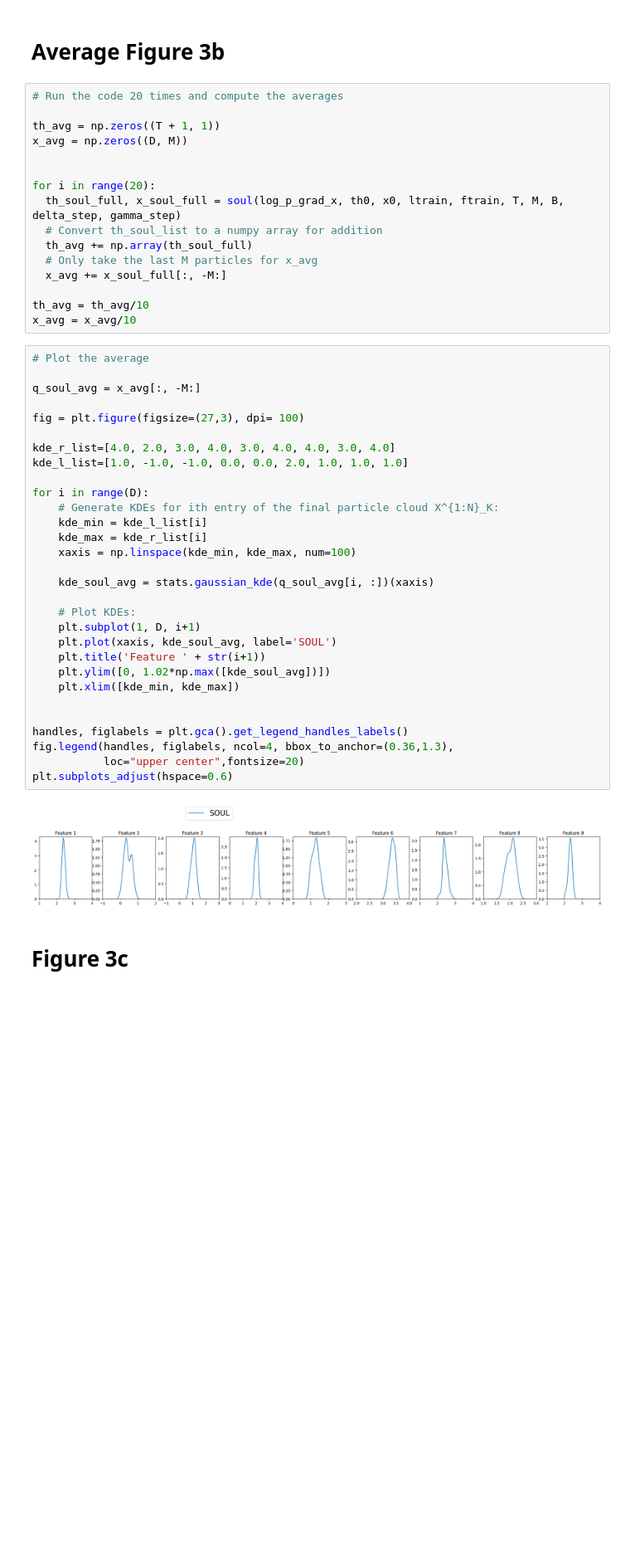
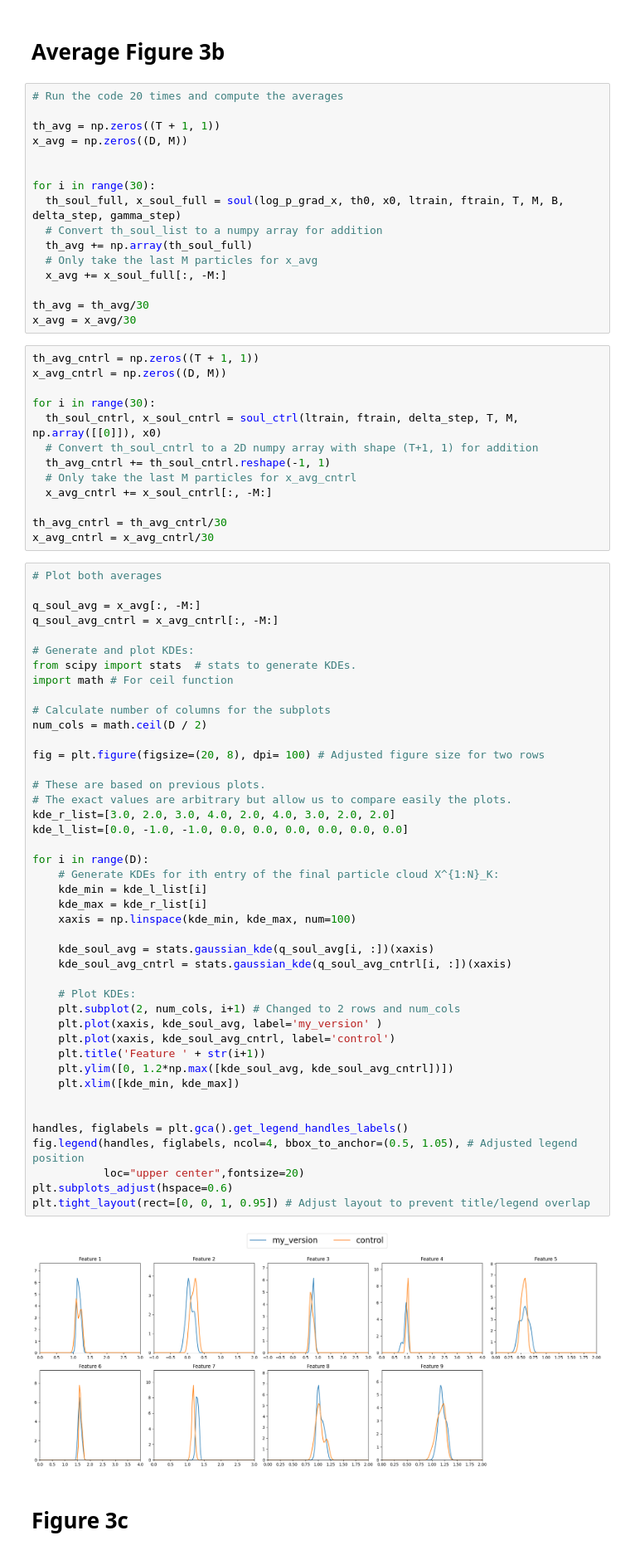
Before and after one commit to Laurasgrv-colab/PRe, a Jupyter notebook: CaseStudy3_bayesian_logistic_regression_SOUL.ipynb, the cells around one changed output. Shown at 83% size. Cells and saved outputs as stored; diff of their text form; blank space fills up the shorter version.

Commit message:
comparison to control function by Kuntz et al.

```diff
--- a/CaseStudy3_bayesian_logistic_regression_SOUL.ipynb
+++ b/CaseStudy3_bayesian_logistic_regression_SOUL.ipynb
@@ -187,47 +231,73 @@ th_avg = np.zeros((T + 1, 1))
 x_avg = np.zeros((D, M))
 
 
-for i in range(20):
+for i in range(30):
   th_soul_full, x_soul_full = soul(log_p_grad_x, th0, x0, ltrain, ftrain, T, M, B, delta_step, gamma_step)
   # Convert th_soul_list to a numpy array for addition
   th_avg += np.array(th_soul_full)
   # Only take the last M particles for x_avg
   x_avg += x_soul_full[:, -M:]
 
-th_avg = th_avg/10
-x_avg = x_avg/10
+th_avg = th_avg/30
+x_avg = x_avg/30
+# %%
+th_avg_cntrl = np.zeros((T + 1, 1))
+x_avg_cntrl = np.zeros((D, M))
+
+for i in range(30):
+  th_soul_cntrl, x_soul_cntrl = soul_ctrl(ltrain, ftrain, delta_step, T, M, np.array([[0]]), x0)
+  # Convert th_soul_cntrl to a 2D numpy array with shape (T+1, 1) for addition
+  th_avg_cntrl += th_soul_cntrl.reshape(-1, 1)
+  # Only take the last M particles for x_avg_cntrl
+  x_avg_cntrl += x_soul_cntrl[:, -M:]
+
+th_avg_cntrl = th_avg_cntrl/30
+x_avg_cntrl = x_avg_cntrl/30
 # %%
-# Plot the average
+# Plot both averages
 
 q_soul_avg = x_avg[:, -M:]
+q_soul_avg_cntrl = x_avg_cntrl[:, -M:]
 
-fig = plt.figure(figsize=(27,3), dpi= 100)
+# Generate and plot KDEs:
+from scipy import stats  # stats to generate KDEs.
+import math # For ceil function
 
-kde_r_list=[4.0, 2.0, 3.0, 4.0, 3.0, 4.0, 4.0, 3.0, 4.0]
-kde_l_list=[1.0, -1.0, -1.0, 0.0, 0.0, 2.0, 1.0, 1.0, 1.0]
+# Calculate number of columns for the subplots
+num_cols = math.ceil(D / 2)
+
+fig = plt.figure(figsize=(20, 8), dpi= 100) # Adjusted figure size for two rows
+
+# These are based on previous plots.
+# The exact values are arbitrary but allow us to compare easily the plots.
+kde_r_list=[3.0, 2.0, 3.0, 4.0, 2.0, 4.0, 3.0, 2.0, 2.0]
+kde_l_list=[0.0, -1.0, -1.0, 0.0, 0.0, 0.0, 0.0, 0.0, 0.0]
 
 for i in range(D):
     # Generate KDEs for ith entry of the final particle cloud X^{1:N}_K:
     kde_min = kde_l_list[i]
     kde_max = kde_r_list[i]
     xaxis = np.linspace(kde_min, kde_max, num=100)
 
     kde_soul_avg = stats.gaussian_kde(q_soul_avg[i, :])(xaxis)
+    kde_soul_avg_cntrl = stats.gaussian_kde(q_soul_avg_cntrl[i, :])(xaxis)
 
     # Plot KDEs:
-    plt.subplot(1, D, i+1)
-    plt.plot(xaxis, kde_soul_avg, label='SOUL')
+    plt.subplot(2, num_cols, i+1) # Changed to 2 rows and num_cols
+    plt.plot(xaxis, kde_soul_avg, label='my_version' )
+    plt.plot(xaxis, kde_soul_avg_cntrl, label='control')
     plt.title('Feature ' + str(i+1))
-    plt.ylim([0, 1.02*np.max([kde_soul_avg])])
+    plt.ylim([0, 1.2*np.max([kde_soul_avg, kde_soul_avg_cntrl])])
     plt.xlim([kde_min, kde_max])
 
 
 handles, figlabels = plt.gca().get_legend_handles_labels()
-fig.legend(handles, figlabels, ncol=4, bbox_to_anchor=(0.36,1.3),
+fig.legend(handles, figlabels, ncol=4, bbox_to_anchor=(0.5, 1.05), # Adjusted legend position
            loc="upper center",fontsize=20)
 plt.subplots_adjust(hspace=0.6)
+plt.tight_layout(rect=[0, 0, 1, 0.95]) # Adjust layout to prevent title/legend overlap
 # %% [output]
-[figure, old version]
+[figure, new version]
 # %% [markdown]
 # Figure 3c
 # %%
```
Also changed, not shown: parts of 9 cells of this notebook.
